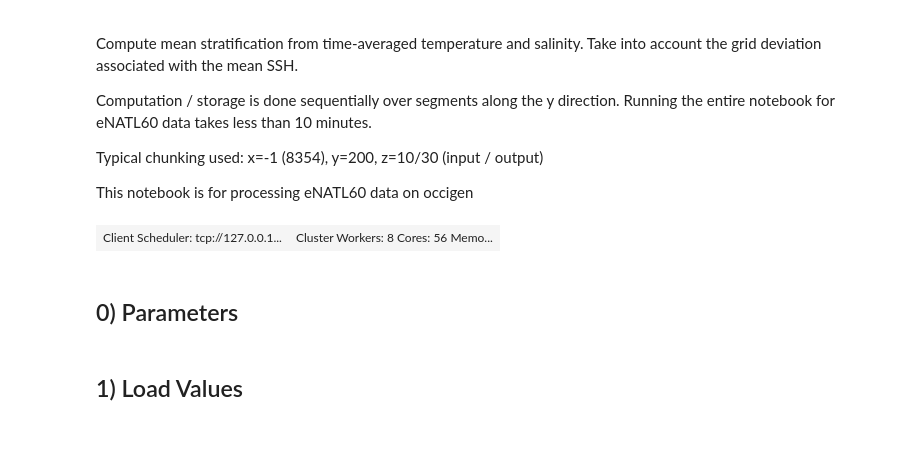
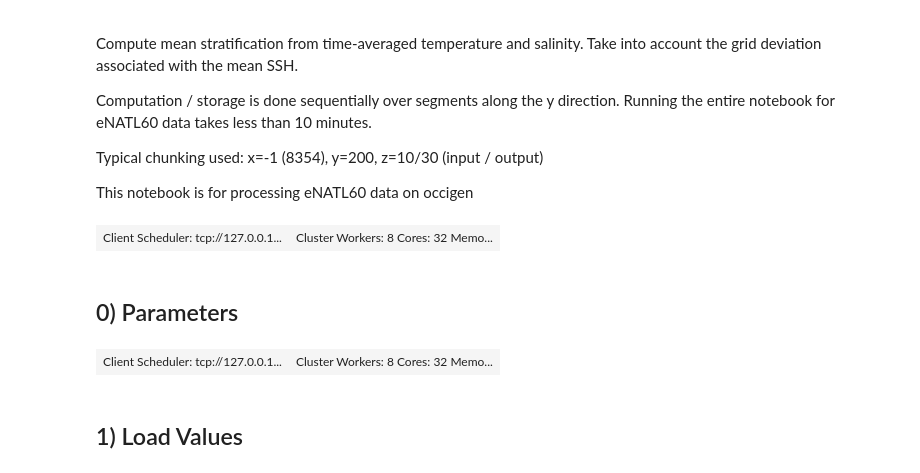
Before and after one commit to NoeLahaye/ITideNATL, a Jupyter notebook: processing/pre_proj/compute_mean_stratif.ipynb, the cells around one changed output. Drawn from its saved outputs; the diff is of its cells as text; code cells hidden in the pictures; blank space fills up the shorter version.

```diff
--- a/processing/pre_proj/compute_mean_stratif.ipynb
+++ b/processing/pre_proj/compute_mean_stratif.ipynb
@@ -16,13 +16,17 @@ from itidenatl.eos import bvf2
 # %%
 from dask.distributed import Client, LocalCluster, wait
 scratch = os.getenv("SCRATCHDIR")
-cluster = LocalCluster(n_workers=8, local_directory=scratch) #n_workers=24, threads_per_worker=1, memory_limit=8e6,silence_logs=50
+cluster = LocalCluster(n_workers=8, local_directory=scratch, threads_per_worker=4)#, memory_limit=8e6,silence_logs=50
 client = Client(cluster)
 client
 # %% [output]
-| Client Scheduler: tcp://127.0.0.1... | Cluster Workers: 8 Cores: 56 Memo... |
+| Client Scheduler: tcp://127.0.0.1... | Cluster Workers: 8 Cores: 32 Memo... |
 # %% [markdown]
 ## 0) Parameters
+# %%
+client.restart()
+# %% [output]
+| Client Scheduler: tcp://127.0.0.1... | Cluster Workers: 8 Cores: 32 Memo... |
 # %%
 scratch = Path(os.getenv("SCRATCHDIR"))
 grid_dir = scratch #Path("/store/CT1/hmg2840/lbrodeau/eNATL60/eNATL60-I/")
```
Also changed, not shown: parts of 6 cells of this notebook, 3 other files.
